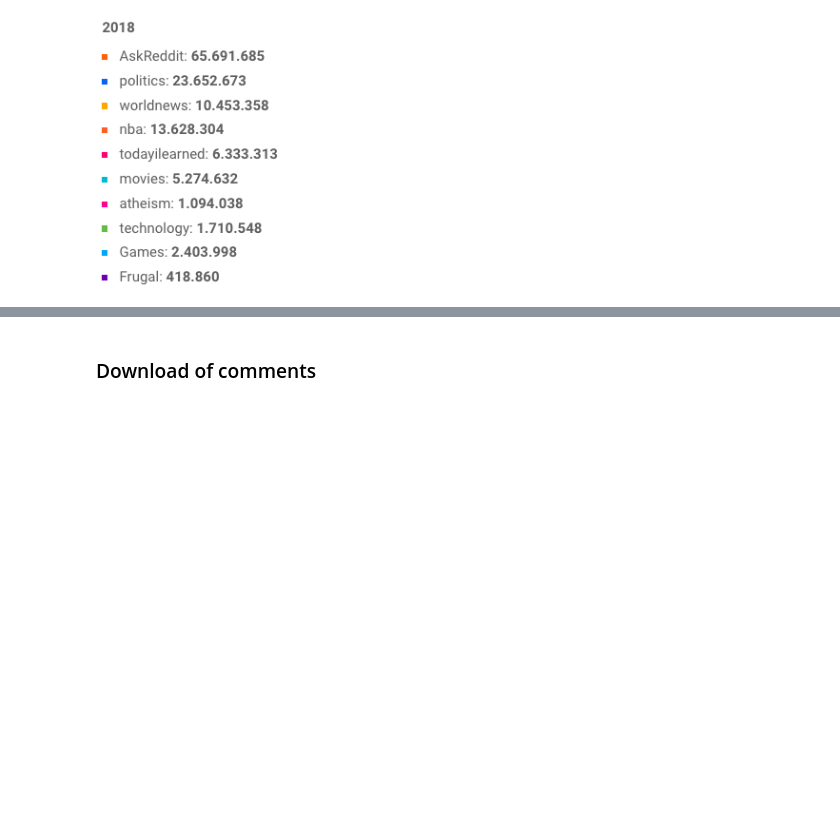
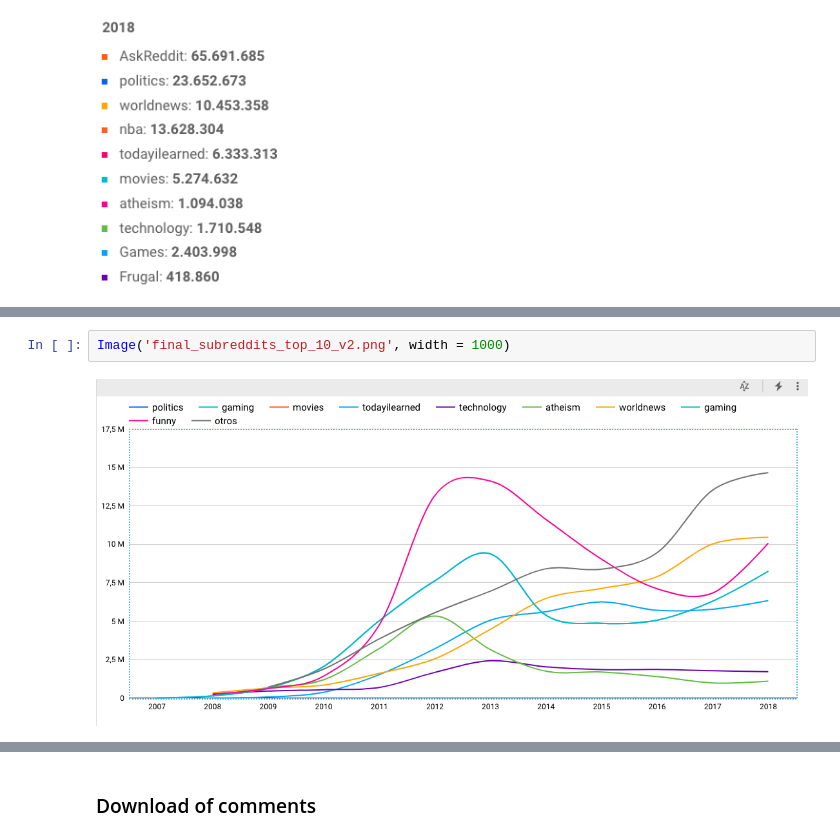
Before and after one commit to galligiuly/TFM-Which-subreddit-best-fits-my-post, a Jupyter notebook: 02_inspection/03_downloading_final_data.ipynb, the cells around one changed output, grey strips where cells are left out. Cells and saved outputs as stored; diff of their text form; blank space fills up the shorter version.

```diff
--- a/02_inspection/03_downloading_final_data.ipynb
+++ b/02_inspection/03_downloading_final_data.ipynb
@@ -103,0 +184,4 @@ Image('Info_final_subreddits_top_10 (1).png', width = 200)
+# %%
+Image('final_subreddits_top_10_v2.png', width = 1000)
+# %% [output]
+[figure, added]
```
Also changed, not shown: parts of 15 cells of this notebook, 5 other files.
